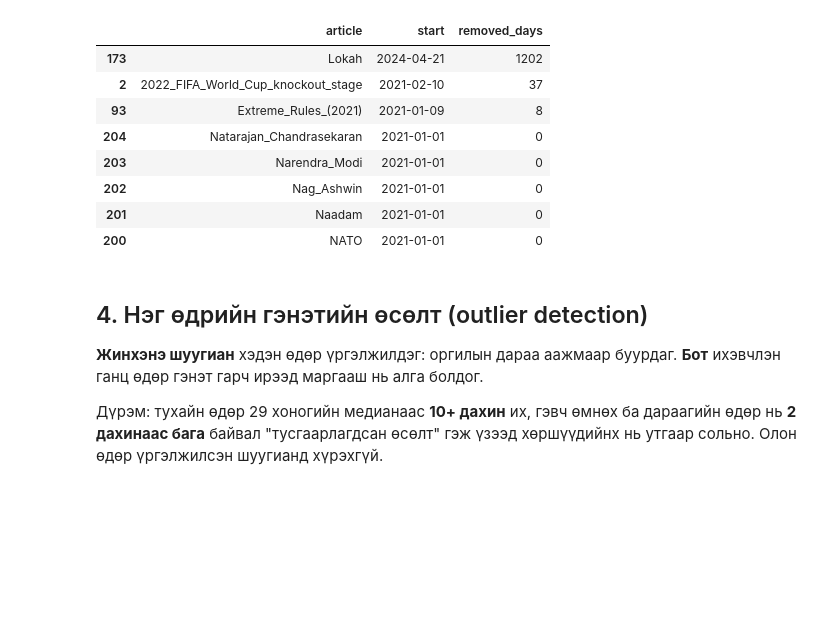
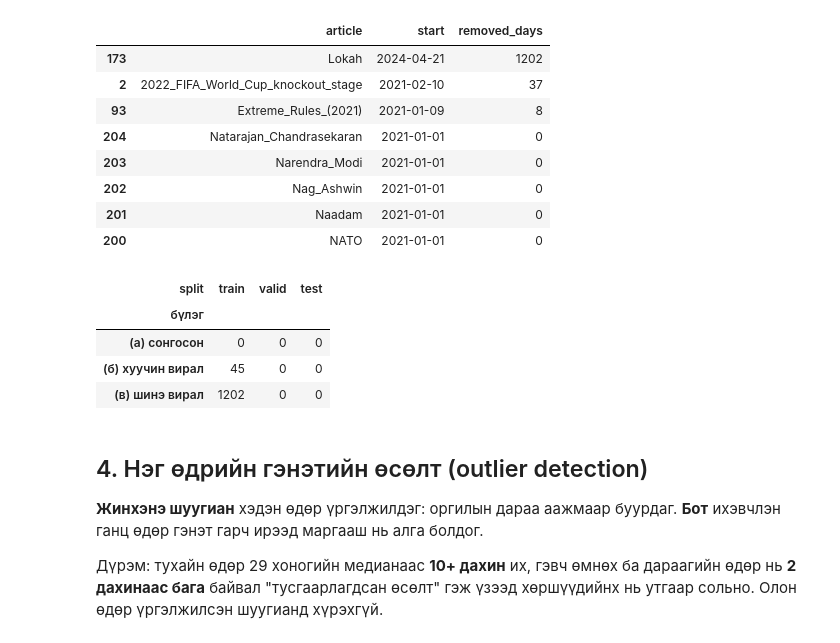
Before and after one commit to Monho12/trandVIZ, a Jupyter notebook: notebooks/02_cleaning_eda.ipynb, the cells around one changed output. Cells and saved outputs as stored; diff of their text form; code cells hidden in the pictures; blank space fills up the shorter version.

```diff
--- a/notebooks/02_cleaning_eda.ipynb
+++ b/notebooks/02_cleaning_eda.ipynb
@@ -91,6 +91,23 @@ report.sort_values("removed_days", ascending=False).head(8)
 | 202 | Nag_Ashwin | 2021-01-01 | 0 |
 | 201 | Naadam | 2021-01-01 | 0 |
 | 200 | NATO | 2021-01-01 | 0 |
+# %%
+# Хасагдсан өдөр сэдвийн бүлэг × хуваалтаар (ADR 0007): valid/test-д 0 байх ёстой
+from src.features import split_of, TRAIN_END
+peak = pd.to_datetime(pd.read_csv(ROOT / "data" / "viral_articles.csv").set_index("article")["peak_month"])
+grp = pd.Series("(а) сонгосон", index=filled["article"].unique())
+grp[grp.index.isin(peak.index[peak <= TRAIN_END])] = "(б) хуучин вирал"
+grp[grp.index.isin(peak.index[peak > TRAIN_END])] = "(в) шинэ вирал"
+gone = filled.merge(trimmed[["article", "date"]], on=["article", "date"], how="left", indicator=True).query("_merge == 'left_only'")
+gone = gone.assign(бүлэг=gone["article"].map(grp), split=split_of(gone["date"]))
+(gone.pivot_table(index="бүлэг", columns="split", values="date", aggfunc="size", fill_value=0)
+     .reindex(index=["(а) сонгосон", "(б) хуучин вирал", "(в) шинэ вирал"], columns=["train", "valid", "test"], fill_value=0))
+# %% [output]
+| split | train | valid | test |
+| бүлэг |  |  |  |
+| (а) сонгосон | 0 | 0 | 0 |
+| (б) хуучин вирал | 45 | 0 | 0 |
+| (в) шинэ вирал | 1202 | 0 | 0 |
 # %%
 g = filled[filled["article"] == "Lokah"]
 start = report.set_index("article").loc["Lokah", "start"]
```
Also changed, not shown: 2 other files.
